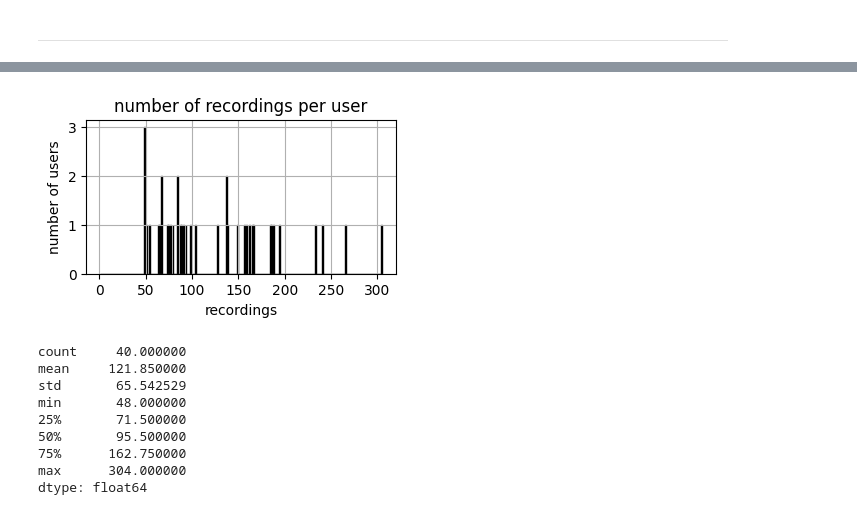
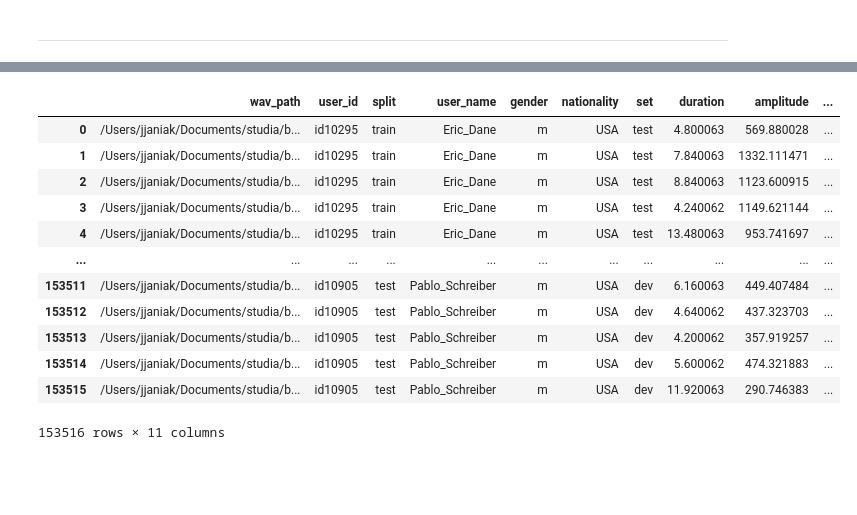
Before and after one commit to MatthewGree/VoiceAuthenticator, a Jupyter notebook: src/notebooks/eda.ipynb, the cells around one changed output, grey strips where cells are left out. Drawn from its saved outputs; the diff is of its cells as text; code cells hidden in the pictures; blank space fills up the shorter version.

```diff
--- a/src/notebooks/eda.ipynb
+++ b/src/notebooks/eda.ipynb
@@ -112,13 +101,0 @@ dtype: float64
-# %%
-show_hist_and_metrics(annotation_df, type='test')
-# %% [output]
-[figure, removed]
-count     40.000000
-mean     121.850000
-std       65.542529
-min       48.000000
-25%       71.500000
-50%       95.500000
-75%      162.750000
-max      304.000000
-dtype: float64
@@ -124,0 +114,16 @@ dtype: float64
+# %%
+annotation_df
+# %% [output]
+|  | wav_path | user_id | split | user_name | gender | nationality | set | duration | amplitude | ... |
+| 0 | /Users/jjaniak/Documents/studia/b... | id10295 | train | Eric_Dane | m | USA | test | 4.800063 | 569.880028 | ... |
+| 1 | /Users/jjaniak/Documents/studia/b... | id10295 | train | Eric_Dane | m | USA | test | 7.840063 | 1332.111471 | ... |
+| 2 | /Users/jjaniak/Documents/studia/b... | id10295 | train | Eric_Dane | m | USA | test | 8.840063 | 1123.600915 | ... |
+| 3 | /Users/jjaniak/Documents/studia/b... | id10295 | train | Eric_Dane | m | USA | test | 4.240062 | 1149.621144 | ... |
+| 4 | /Users/jjaniak/Documents/studia/b... | id10295 | train | Eric_Dane | m | USA | test | 13.480063 | 953.741697 | ... |
+| ... | ... | ... | ... | ... | ... | ... | ... | ... | ... | ... |
+| 153511 | /Users/jjaniak/Documents/studia/b... | id10905 | test | Pablo_Schreiber | m | USA | dev | 6.160063 | 449.407484 | ... |
+| 153512 | /Users/jjaniak/Documents/studia/b... | id10905 | test | Pablo_Schreiber | m | USA | dev | 4.640062 | 437.323703 | ... |
+| 153513 | /Users/jjaniak/Documents/studia/b... | id10905 | test | Pablo_Schreiber | m | USA | dev | 4.200062 | 357.919257 | ... |
+| 153514 | /Users/jjaniak/Documents/studia/b... | id10905 | test | Pablo_Schreiber | m | USA | dev | 5.600062 | 474.321883 | ... |
+| 153515 | /Users/jjaniak/Documents/studia/b... | id10905 | test | Pablo_Schreiber | m | USA | dev | 11.920063 | 290.746383 | ... |
+153516 rows × 11 columns
```
Also changed, not shown: parts of 18 cells of this notebook, 3 other files.
